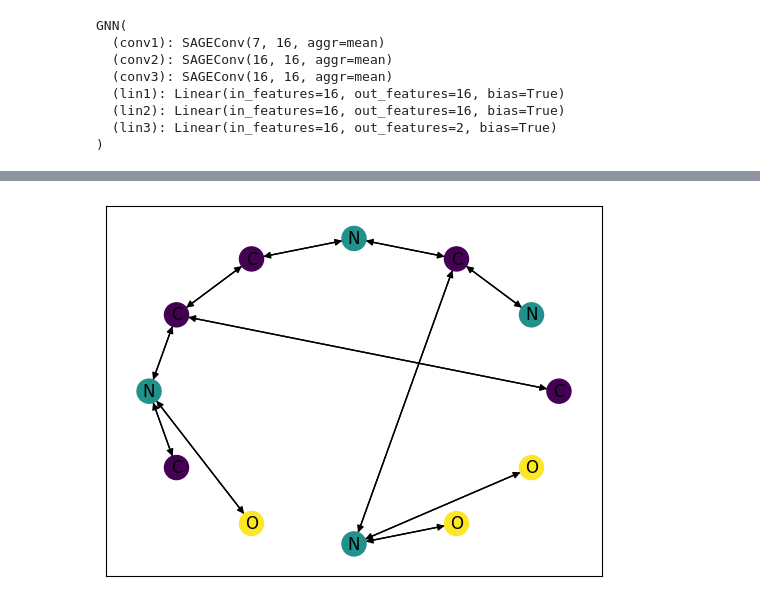
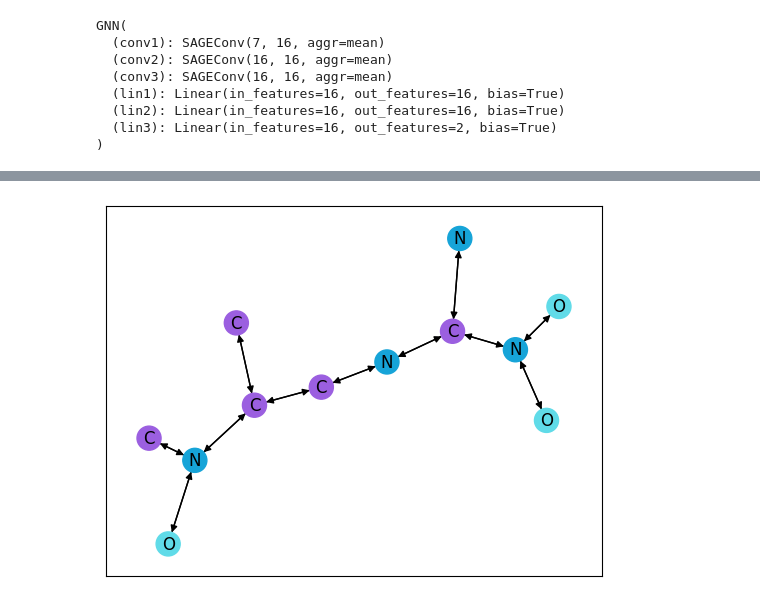
Before and after one commit to blake-gaines/MIPExplainer, a Jupyter notebook: test.ipynb, the cells around one changed output, grey strips where cells are left out. Saved outputs shown, nothing was run; the diff lists cells and outputs as text; code cells hidden in the pictures.

```diff
--- a/test.ipynb
+++ b/test.ipynb
@@ -16,5 +17,6 @@ from torch_geometric.data import Data, Batch
 # %%
 dataset = TUDataset(root='data/TUDataset', name='MUTAG')
+loader = DataLoader(dataset, batch_size=64)
 atom_indices = {
     0: "C",
     1: "N",
@@ -25,6 +27,16 @@ atom_indices = {
     6: "Br",
 }
 
+atom_colors = {
+    0: "#9b5fe0",
+    1: "#16a4d8",
+    2: "#60dbe8",
+    3: "#efdf48",
+    4: "#f9a52c",
+    5: "#d64e11",
+    6: "#8bd346",
+}
+
 edge_indices = {
     0: "aromatic",
     1: "single",
@@ -52,12 +75,12 @@ X = np.load(f"./solutions/X_{index}.npy")
 # %%
 G = nx.from_numpy_array(A, create_using=nx.DiGraph)
 
 labels = dict(zip(range(X.shape[0]), map(atom_indices.get, np.argmax(X, axis=1))))
 fig, ax = plt.subplots()
-pos = nx.circular_layout(G) # , seed=7
+pos = nx.spring_layout(G, seed=7)
 x_indices = np.argmax(X, axis=1)
-nx.draw_networkx(G, pos=pos, with_labels=True, node_color = x_indices, labels=labels)
+nx.draw_networkx(G, pos=pos, with_labels=True, labels=labels, node_color=list(map(atom_colors.get, x_indices)))
 # %% [output]
-[figure, old version]
+[figure, new version]
 # %%
 folder = "figures"
```
Also changed, not shown: parts of 7 cells of this notebook.
